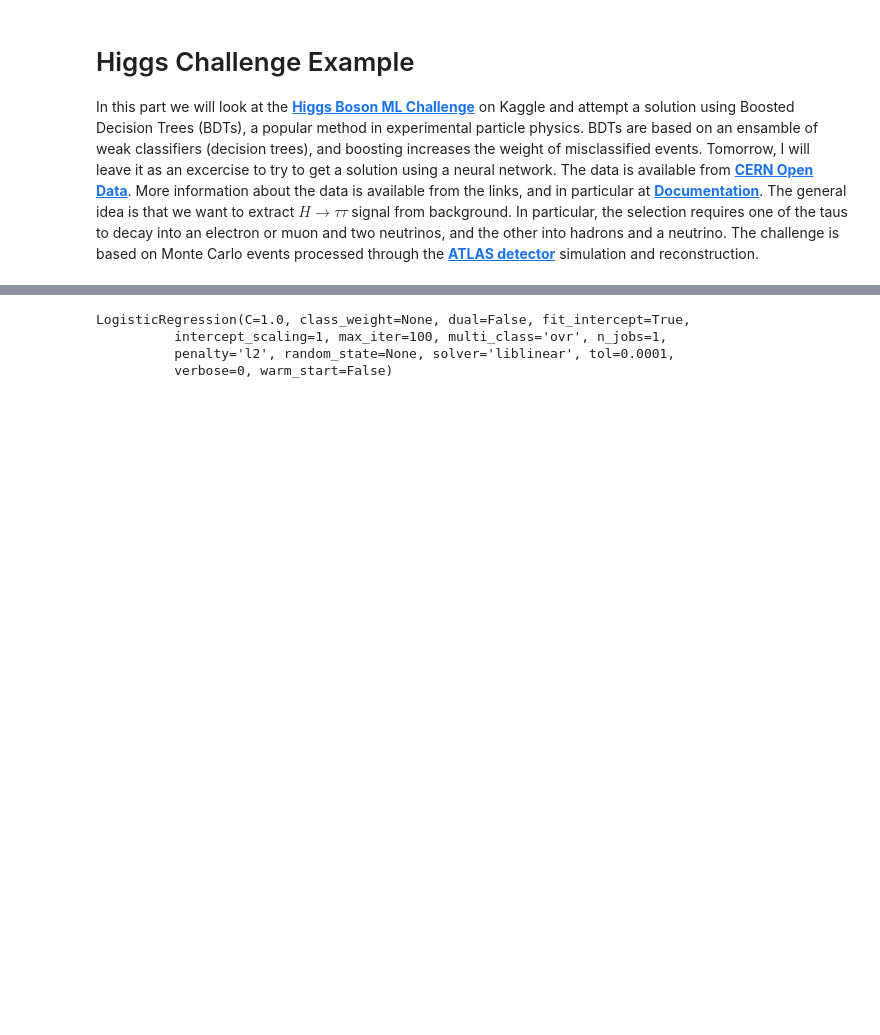
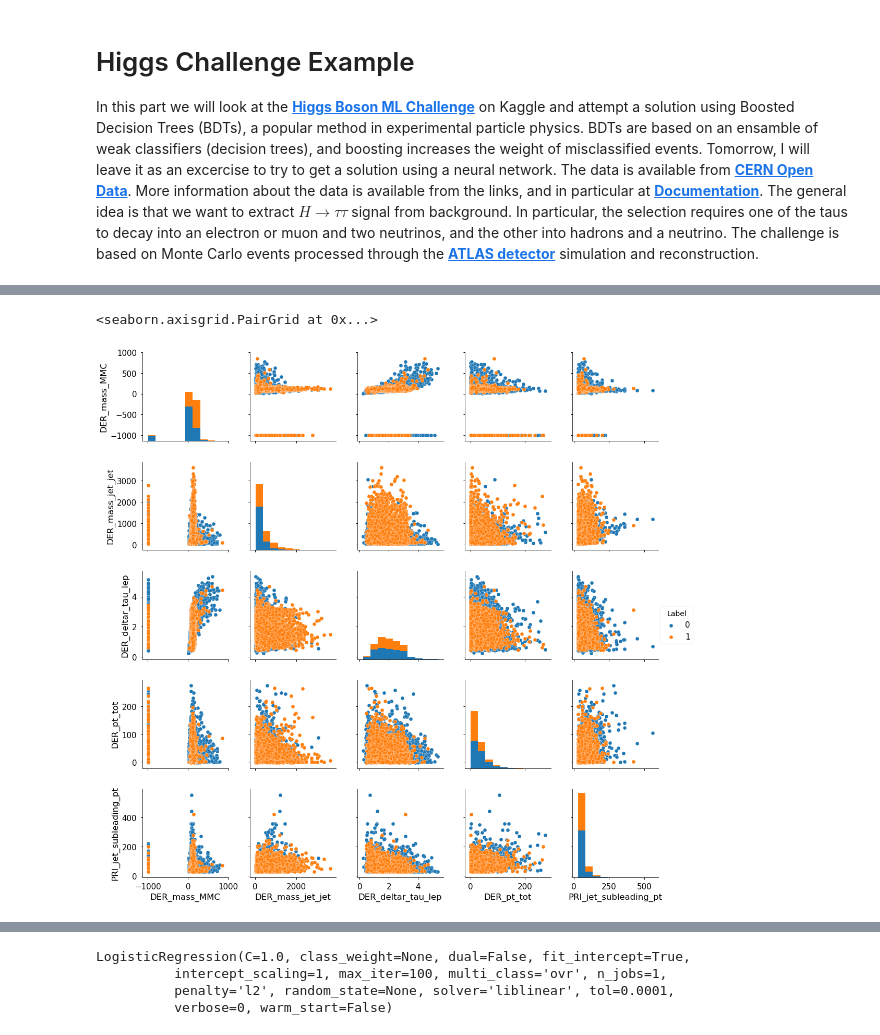
Before and after one commit to gdxd/LMU_DA_ML_18, a Jupyter notebook: HiggsChallenge.ipynb, the cells around one changed output, grey strips where cells are left out. Cells and saved outputs as stored; diff of their text form; code cells hidden in the pictures; blank space fills up the shorter version.

```diff
--- a/HiggsChallenge.ipynb
+++ b/HiggsChallenge.ipynb
@@ -43,0 +73,3 @@ weight = df['Weight']
+# %%
+df2=df[df['DER_pt_tot']<1000]
+df2.columns
@@ -43,0 +88,7 @@ weight = df['Weight']
+# %%
+varplot = ['DER_mass_MMC', 'DER_mass_jet_jet',
+       'DER_deltar_tau_lep', 'DER_pt_tot','PRI_jet_subleading_pt']
+sns.pairplot(df2.iloc[:10000], hue='Label', size=3.0, vars=varplot)
+# %% [output]
+<seaborn.axisgrid.PairGrid at 0x...>
+[figure, added]
```
Also changed, not shown: parts of 33 cells of this notebook, 6 other files.
